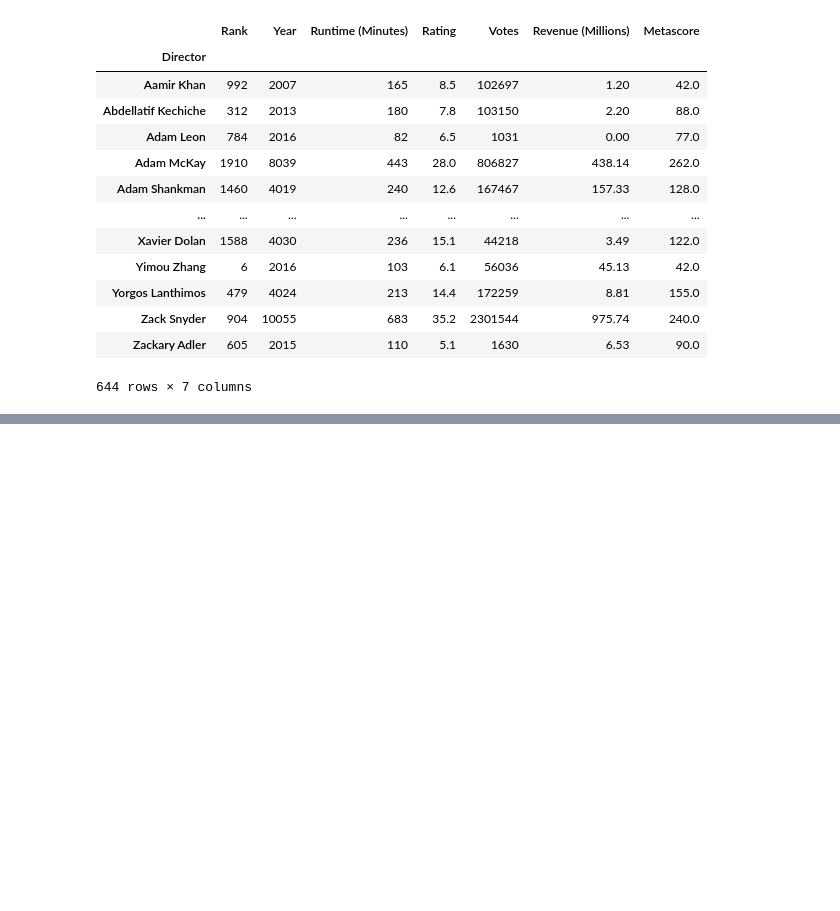
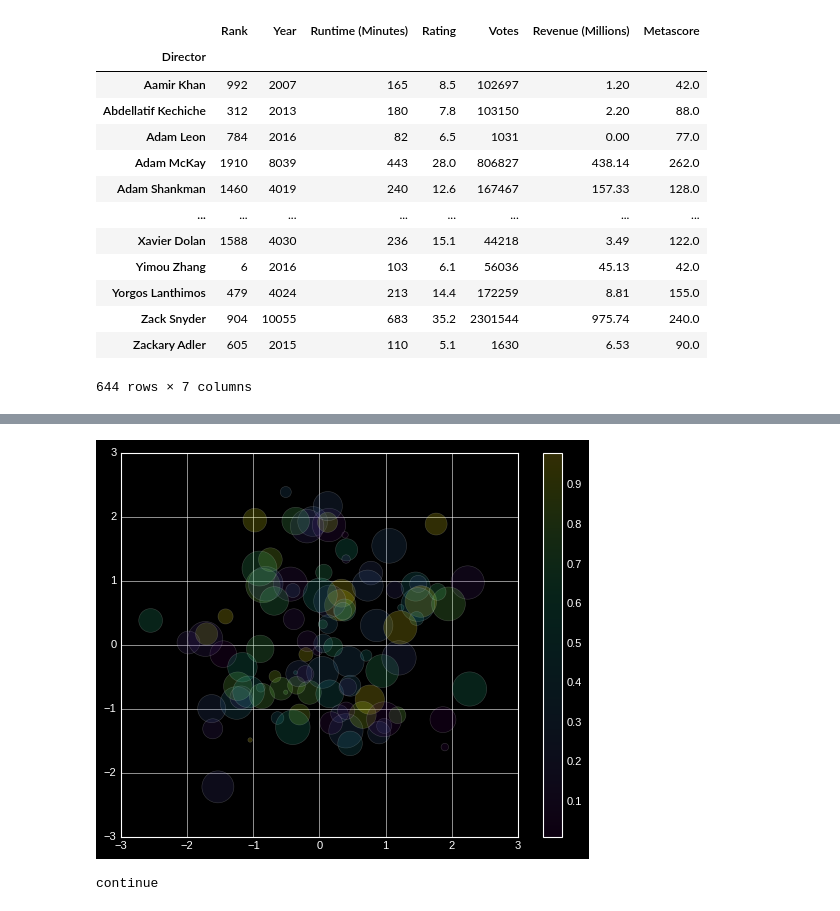
Before and after one commit to muwongelawrence-tech/IMDB_Analysis, a Jupyter notebook: MDB movies notebook.ipynb, the cells around one changed output, grey strips where cells are left out. Drawn from its saved outputs; the diff is of its cells as text; code cells hidden in the pictures; blank space fills up the shorter version.

```diff
--- a/MDB movies notebook.ipynb
+++ b/MDB movies notebook.ipynb
@@ -551,0 +554,33 @@ movies_df.head(10)[['Rating','Rating_Category']]
+# %%
+# Examples of available styles
+# plt.style.use('classic')
+# plt.style.use('ggplot')
+# plt.style.use('seaborn-whitegrid')
+# plt.style.use(['dark_background', 'presentation'])
+# plt.style directive can be used to choose different prettyfying styles for our figures.
+
+# If you are using Matplotlib from within a script, the function plt.show() is the way to go.
+# It triggers an event that looks for all currently active figure objects and opens one or more interactive
+# windows to display them.
+
+# Visualization Techniques#
+# To create a scatter plot in Matplotlib we can simply use the scatter method.
+# 2. Generating some random data
+
+rng = np.random.RandomState(0)
+x = rng.randn(100)
+y = rng.randn(100)
+colors = rng.rand(100)
+sizes = 1000 * rng.rand(100)
+
+# 3. Create a scatterplot using the a colormap.
+plt.scatter(x, y, c=colors, s=sizes, alpha=0.2,cmap ='viridis')
+plt.colorbar();  # To show the color scale
+
+# plt.savefig("output/scatter.png")
+# %% [output]
+[figure, added]
+# %%
+print("continue")
+# %% [output]
+continue
```
Also changed, not shown: parts of 25 cells of this notebook.
